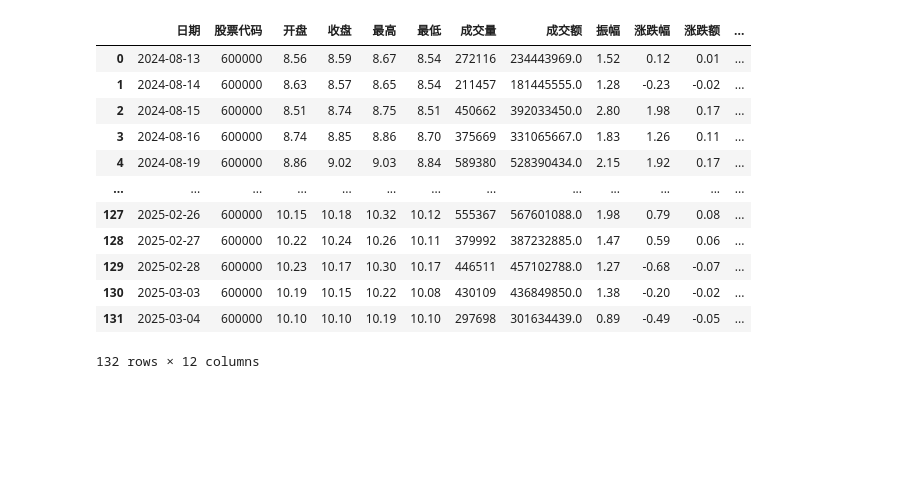
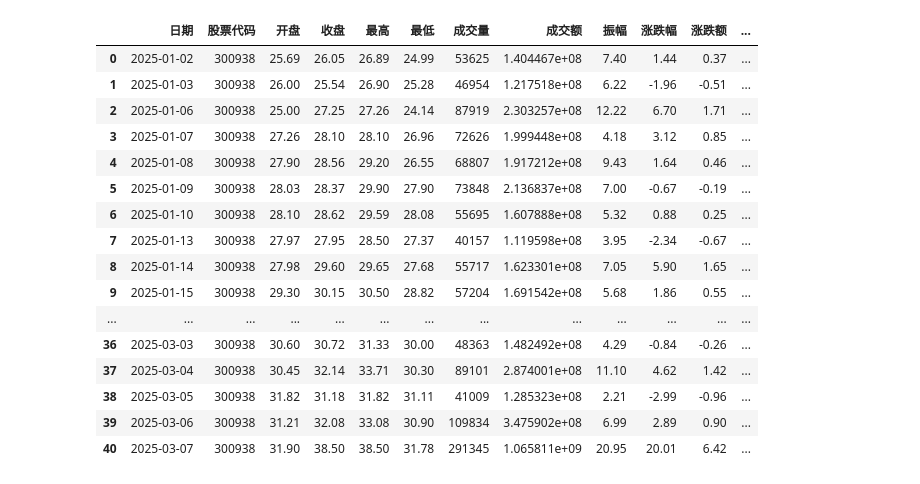
Before and after one commit to EveryFine/GeniusTradeTracker, a Jupyter notebook: tracker/app/akshare/akshare.ipynb, the cells around one changed output. Cells and saved outputs as stored; diff of their text form; code cells hidden in the pictures; blank space fills up the shorter version.

```diff
--- a/tracker/app/akshare/akshare.ipynb
+++ b/tracker/app/akshare/akshare.ipynb
@@ -1,26 +1,31 @@
 # %%
 import akshare as ak
-symbol = '600000'
+# symbol = '600868'
 # symbol = '600734'
-start_date = '20240813'
-end_date = '20500101'
+symbol = '300938'
+start_date = '20250102'
+end_date = '20500203'
 stock_zh_a_hist_df = ak.stock_zh_a_hist(symbol=symbol, start_date=start_date, end_date=end_date,
                                                 period="daily", adjust="")
 stock_zh_a_hist_df
 # %% [output]
 |  | 日期 | 股票代码 | 开盘 | 收盘 | 最高 | 最低 | 成交量 | 成交额 | 振幅 | 涨跌幅 | 涨跌额 | ... |
-| 0 | 2024-08-13 | 600000 | 8.56 | 8.59 | 8.67 | 8.54 | 272116 | 234443969.0 | 1.52 | 0.12 | 0.01 | ... |
-| 1 | 2024-08-14 | 600000 | 8.63 | 8.57 | 8.65 | 8.54 | 211457 | 181445555.0 | 1.28 | -0.23 | -0.02 | ... |
-| 2 | 2024-08-15 | 600000 | 8.51 | 8.74 | 8.75 | 8.51 | 450662 | 392033450.0 | 2.80 | 1.98 | 0.17 | ... |
-| 3 | 2024-08-16 | 600000 | 8.74 | 8.85 | 8.86 | 8.70 | 375669 | 331065667.0 | 1.83 | 1.26 | 0.11 | ... |
-| 4 | 2024-08-19 | 600000 | 8.86 | 9.02 | 9.03 | 8.84 | 589380 | 528390434.0 | 2.15 | 1.92 | 0.17 | ... |
+| 0 | 2025-01-02 | 300938 | 25.69 | 26.05 | 26.89 | 24.99 | 53625 | 1.404467e+08 | 7.40 | 1.44 | 0.37 | ... |
+| 1 | 2025-01-03 | 300938 | 26.00 | 25.54 | 26.90 | 25.28 | 46954 | 1.217518e+08 | 6.22 | -1.96 | -0.51 | ... |
+| 2 | 2025-01-06 | 300938 | 25.00 | 27.25 | 27.26 | 24.14 | 87919 | 2.303257e+08 | 12.22 | 6.70 | 1.71 | ... |
+| 3 | 2025-01-07 | 300938 | 27.26 | 28.10 | 28.10 | 26.96 | 72626 | 1.999448e+08 | 4.18 | 3.12 | 0.85 | ... |
+| 4 | 2025-01-08 | 300938 | 27.90 | 28.56 | 29.20 | 26.55 | 68807 | 1.917212e+08 | 9.43 | 1.64 | 0.46 | ... |
+| 5 | 2025-01-09 | 300938 | 28.03 | 28.37 | 29.90 | 27.90 | 73848 | 2.136837e+08 | 7.00 | -0.67 | -0.19 | ... |
+| 6 | 2025-01-10 | 300938 | 28.10 | 28.62 | 29.59 | 28.08 | 55695 | 1.607888e+08 | 5.32 | 0.88 | 0.25 | ... |
+| 7 | 2025-01-13 | 300938 | 27.97 | 27.95 | 28.50 | 27.37 | 40157 | 1.119598e+08 | 3.95 | -2.34 | -0.67 | ... |
+| 8 | 2025-01-14 | 300938 | 27.98 | 29.60 | 29.65 | 27.68 | 55717 | 1.623301e+08 | 7.05 | 5.90 | 1.65 | ... |
+| 9 | 2025-01-15 | 300938 | 29.30 | 30.15 | 30.50 | 28.82 | 57204 | 1.691542e+08 | 5.68 | 1.86 | 0.55 | ... |
 | ... | ... | ... | ... | ... | ... | ... | ... | ... | ... | ... | ... | ... |
-| 127 | 2025-02-26 | 600000 | 10.15 | 10.18 | 10.32 | 10.12 | 555367 | 567601088.0 | 1.98 | 0.79 | 0.08 | ... |
-| 128 | 2025-02-27 | 600000 | 10.22 | 10.24 | 10.26 | 10.11 | 379992 | 387232885.0 | 1.47 | 0.59 | 0.06 | ... |
-| 129 | 2025-02-28 | 600000 | 10.23 | 10.17 | 10.30 | 10.17 | 446511 | 457102788.0 | 1.27 | -0.68 | -0.07 | ... |
-| 130 | 2025-03-03 | 600000 | 10.19 | 10.15 | 10.22 | 10.08 | 430109 | 436849850.0 | 1.38 | -0.20 | -0.02 | ... |
-| 131 | 2025-03-04 | 600000 | 10.10 | 10.10 | 10.19 | 10.10 | 297698 | 301634439.0 | 0.89 | -0.49 | -0.05 | ... |
+| 36 | 2025-03-03 | 300938 | 30.60 | 30.72 | 31.33 | 30.00 | 48363 | 1.482492e+08 | 4.29 | -0.84 | -0.26 | ... |
+| 37 | 2025-03-04 | 300938 | 30.45 | 32.14 | 33.71 | 30.30 | 89101 | 2.874001e+08 | 11.10 | 4.62 | 1.42 | ... |
+| 38 | 2025-03-05 | 300938 | 31.82 | 31.18 | 31.82 | 31.11 | 41009 | 1.285323e+08 | 2.21 | -2.99 | -0.96 | ... |
+| 39 | 2025-03-06 | 300938 | 31.21 | 32.08 | 33.08 | 30.90 | 109834 | 3.475902e+08 | 6.99 | 2.89 | 0.90 | ... |
+| 40 | 2025-03-07 | 300938 | 31.90 | 38.50 | 38.50 | 31.78 | 291345 | 1.065811e+09 | 20.95 | 20.01 | 6.42 | ... |
-132 rows × 12 columns
 # %%
 ak.stock_zh_a_spot_em()
 # %% [output]
```
Also changed, not shown: parts of 15 cells of this notebook, 2 other files.
